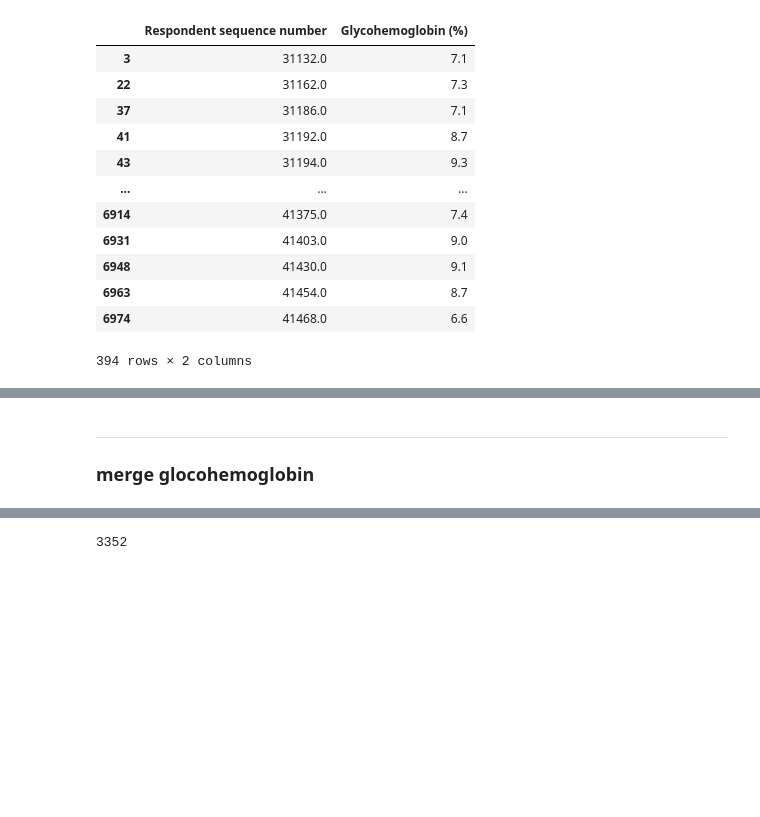
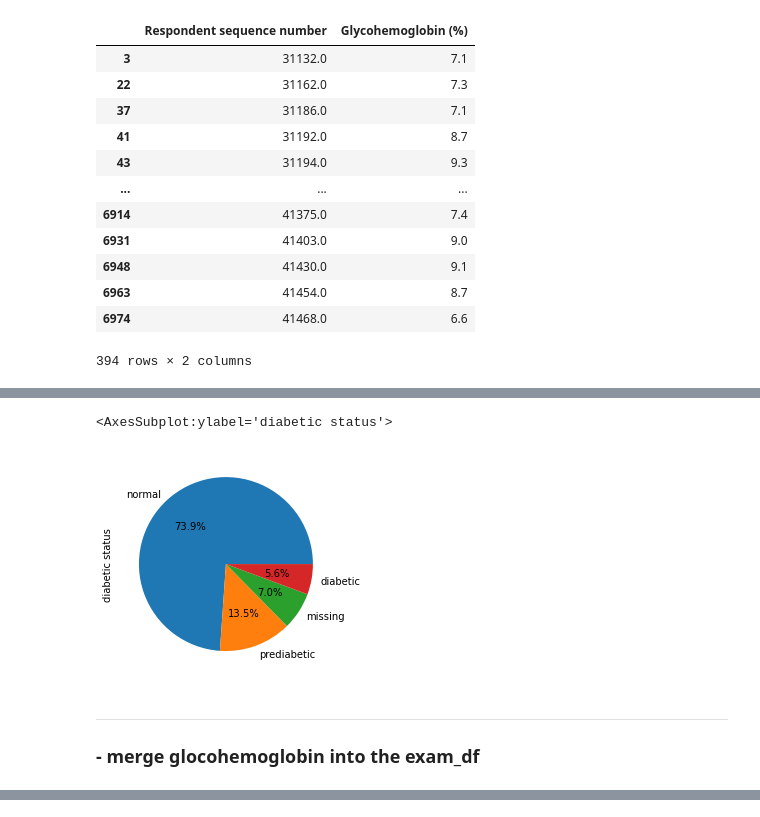
Before and after one commit to amyylin1/NHANES_Dietary_Data, a Jupyter notebook: exam_data.ipynb, the cells around one changed output, grey strips where cells are left out. Drawn from its saved outputs; the diff is of its cells as text; code cells hidden in the pictures; blank space fills up the shorter version.

```diff
--- a/exam_data.ipynb
+++ b/exam_data.ipynb
@@ -414,5 +532,11 @@ ValueError: If using all scalar values, you must pass an index
+# %%
+# pie graph of diabetic status count
+count.plot(kind='pie', autopct='%1.1f%%')
+# %% [output]
+<AxesSubplot:ylabel='diabetic status'>
+[figure, added]
 # %% [markdown]
 ---
-### merge glocohemoglobin
+### - merge glocohemoglobin into the exam_df
 # %%
 # merge
@@ -425,7 +549,3 @@ merge2.head()
 | 2 | 31132.0 | 147.0 | 59.0 | 65.0 | ... |
 | 3 | 31133.0 | 147.0 | 54.0 | 61.0 | ... |
 | 4 | 31134.0 | 186.0 | 49.0 | 195.0 | ... |
-# %%
-len(merge2)
-# %% [output]
-3352
```
Also changed, not shown: parts of 49 cells of this notebook, 3 other files.
